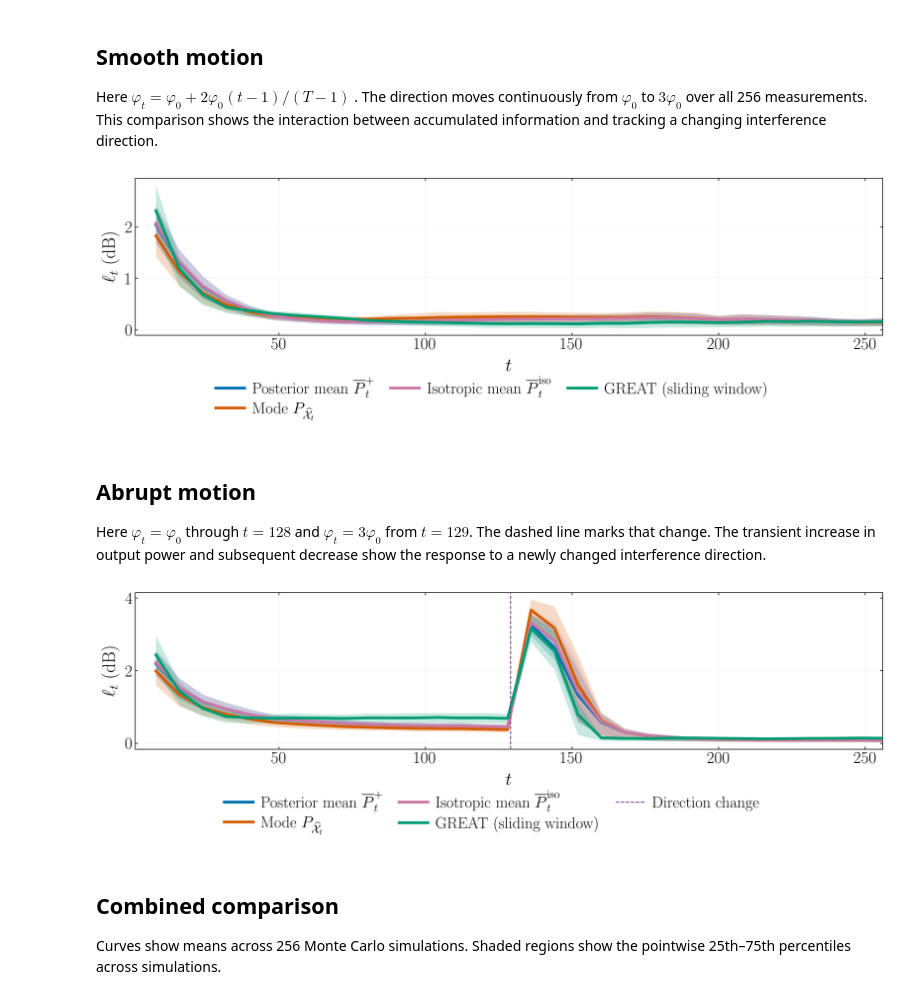
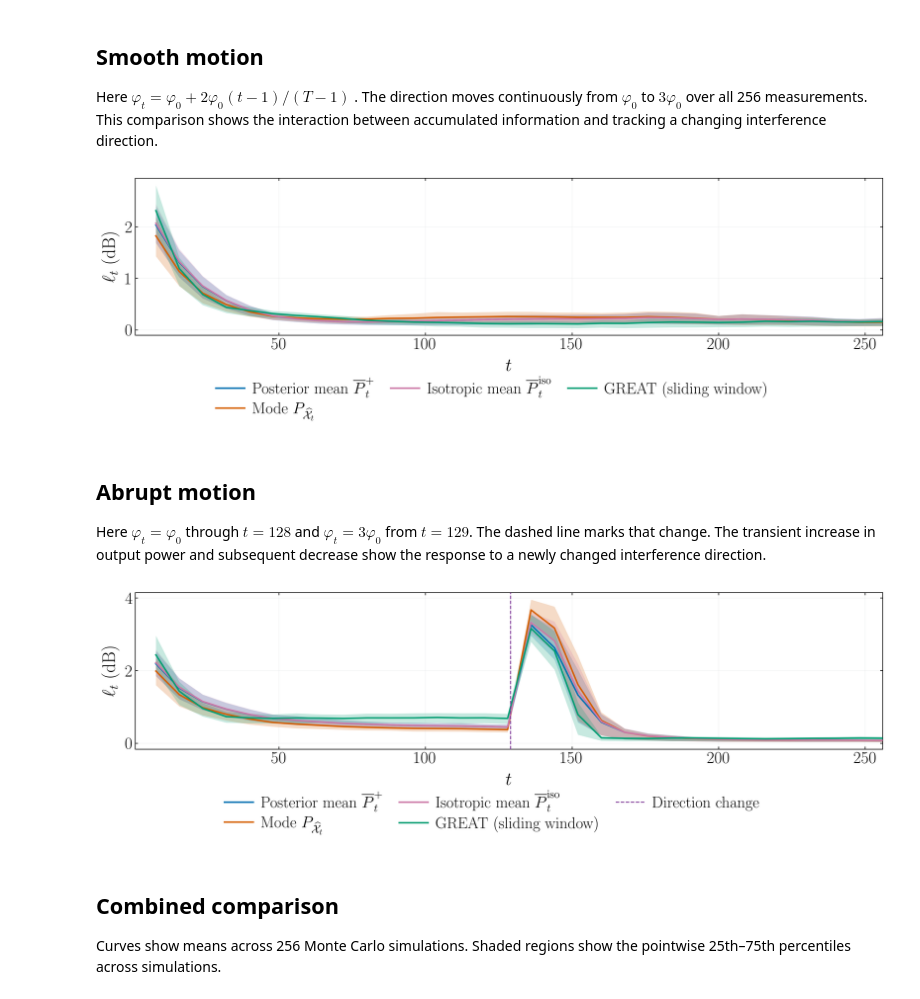
Before and after one commit to shreyasnb/Bayesian-ST, a Jupyter notebook: notebooks/beamforming_moving_interference.ipynb, the cells around one changed output. Cells and saved outputs as stored; diff of their text form; code cells hidden in the pictures.

Commit message:
Reduce moving beamforming curve widths to one point at print size

```diff
--- a/notebooks/beamforming_moving_interference.ipynb
+++ b/notebooks/beamforming_moving_interference.ipynb
@@ -177,7 +177,7 @@ TICK_FONT_SIZE = 23.0
 LEGEND_FONT_SIZE = 22.0
 PRINT_WIDTH_IN = 7.
 PRINT_SCALE = FIGSIZE[0] / PRINT_WIDTH_IN
-LINE_WIDTH = 1.8 * PRINT_SCALE
+LINE_WIDTH = 1.0 * PRINT_SCALE
 SPINE_WIDTH = 0.95
 IQR_ALPHA = 0.22
 SHOW_IQR = {"mean": True, "mode": True, "iso": True, "great_window": True}
@@ -271,7 +271,7 @@ if SAVE_PDF:
             DRAFT_PNG_PATH.write_bytes(PNG_PATH.read_bytes())
 plt.show()
 # %% [output]
-[figure, old version]
+[figure, new version]
 # %% [markdown]
 ## Abrupt motion
 
@@ -290,7 +290,7 @@ TICK_FONT_SIZE = 23.0
 LEGEND_FONT_SIZE = 22.0
 PRINT_WIDTH_IN = 7.
 PRINT_SCALE = FIGSIZE[0] / PRINT_WIDTH_IN
-LINE_WIDTH = 1.8 * PRINT_SCALE
+LINE_WIDTH = 1.0 * PRINT_SCALE
 SPINE_WIDTH = 0.95
 IQR_ALPHA = 0.22
 SHOW_IQR = {"mean": True, "mode": True, "iso": True, "great_window": True}
@@ -357,34 +357,34 @@ for ax, condition in panels:
     ax.tick_params(axis="both", which="both", direction="in", top=True, right=True,
                    bottom=True, left=True, labelbottom=True, labelleft=True,
                    labeltop=False, labelright=False, width=SPINE_WIDTH)
     ax.grid(color="#BFC4C8", alpha=.30, linewidth=.45)
 
 handles, labels = [], []
 for ax, condition in panels:
     for handle, label in zip(*ax.get_legend_handles_labels()):
         if label not in labels:
             handles.append(handle)
             labels.append(label)
 fig.legend(handles, labels, loc="outside lower center", ncol=3,
            frameon=False, fontsize=LEGEND_FONT_SIZE, columnspacing=1.,
            handlelength=1.8, handletextpad=.5, labelspacing=.3)
 layout = fig.get_layout_engine()
 if layout is not None and hasattr(layout, "set"):
     layout.set(h_pad=.04, w_pad=.04)
 
 if SAVE_PDF:
     PDF_PATH.parent.mkdir(parents=True, exist_ok=True)
     fig.savefig(PDF_PATH, dpi=DPI, bbox_inches=None, metadata={"Title": ""})
     if SAVE_PNG:
         fig.savefig(PNG_PATH, dpi=DPI, bbox_inches=None)
     if COPY_MAIN_CANDIDATE:
         DRAFT_PATH.parent.mkdir(parents=True, exist_ok=True)
         DRAFT_PATH.write_bytes(PDF_PATH.read_bytes())
         if SAVE_PNG:
             DRAFT_PNG_PATH.write_bytes(PNG_PATH.read_bytes())
 plt.show()
 # %% [output]
-[figure, old version]
+[figure, new version]
 # %% [markdown]
 ## Combined comparison
 
```
Also changed, not shown: parts of 1 cell of this notebook, 32 other files.
